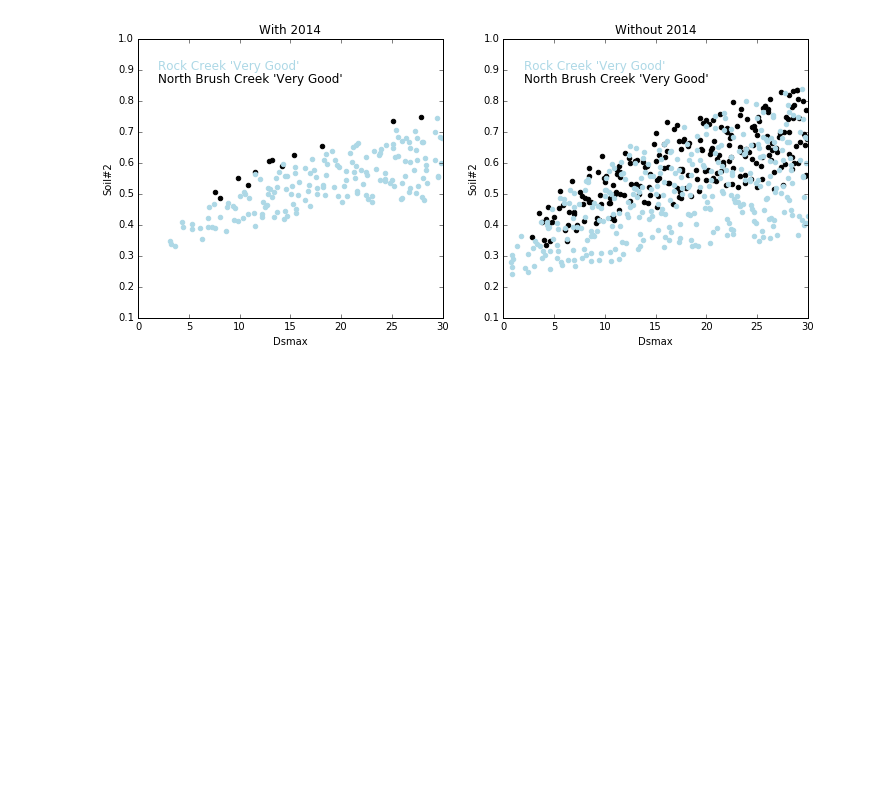
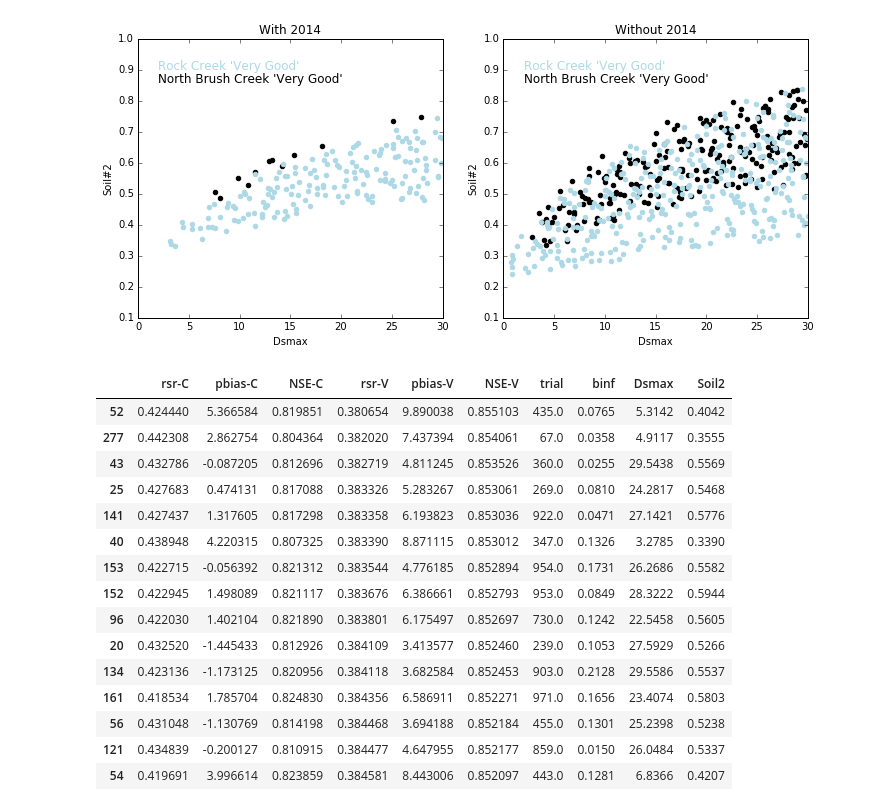
Before and after one commit to carriemorrill/LittleWindyHill, a Jupyter notebook: Calibration-NorthBrush.ipynb, the cells around one changed output. Saved outputs shown, nothing was run; the diff lists cells and outputs as text; code cells hidden in the pictures; blank space fills up the shorter version.

```diff
--- a/Calibration-NorthBrush.ipynb
+++ b/Calibration-NorthBrush.ipynb
@@ -287,3 +287,24 @@ axes[1].set_title("Without 2014")
 plt.show()
 # %% [output]
 [figure]
+# %%
+rock_best = cstatsR2[(cstatsR2['rsr-V']<=0.5)&(cstatsR2['NSE-V']>=0.75)&(cstatsR2['pbias-V']<=10)&
+                     (cstatsR2['pbias-V']>=-10)].nlargest(15, 'NSE-V')
+rock_best
+# %% [output]
+|  | rsr-C | pbias-C | NSE-C | rsr-V | pbias-V | NSE-V | trial | binf | Dsmax | Soil2 |
+| 52 | 0.424440 | 5.366584 | 0.819851 | 0.380654 | 9.890038 | 0.855103 | 435.0 | 0.0765 | 5.3142 | 0.4042 |
+| 277 | 0.442308 | 2.862754 | 0.804364 | 0.382020 | 7.437394 | 0.854061 | 67.0 | 0.0358 | 4.9117 | 0.3555 |
+| 43 | 0.432786 | -0.087205 | 0.812696 | 0.382719 | 4.811245 | 0.853526 | 360.0 | 0.0255 | 29.5438 | 0.5569 |
+| 25 | 0.427683 | 0.474131 | 0.817088 | 0.383326 | 5.283267 | 0.853061 | 269.0 | 0.0810 | 24.2817 | 0.5468 |
+| 141 | 0.427437 | 1.317605 | 0.817298 | 0.383358 | 6.193823 | 0.853036 | 922.0 | 0.0471 | 27.1421 | 0.5776 |
+| 40 | 0.438948 | 4.220315 | 0.807325 | 0.383390 | 8.871115 | 0.853012 | 347.0 | 0.1326 | 3.2785 | 0.3390 |
+| 153 | 0.422715 | -0.056392 | 0.821312 | 0.383544 | 4.776185 | 0.852894 | 954.0 | 0.1731 | 26.2686 | 0.5582 |
+| 152 | 0.422945 | 1.498089 | 0.821117 | 0.383676 | 6.386661 | 0.852793 | 953.0 | 0.0849 | 28.3222 | 0.5944 |
+| 96 | 0.422030 | 1.402104 | 0.821890 | 0.383801 | 6.175497 | 0.852697 | 730.0 | 0.1242 | 22.5458 | 0.5605 |
+| 20 | 0.432520 | -1.445433 | 0.812926 | 0.384109 | 3.413577 | 0.852460 | 239.0 | 0.1053 | 27.5929 | 0.5266 |
+| 134 | 0.423136 | -1.173125 | 0.820956 | 0.384118 | 3.682584 | 0.852453 | 903.0 | 0.2128 | 29.5586 | 0.5537 |
+| 161 | 0.418534 | 1.785704 | 0.824830 | 0.384356 | 6.586911 | 0.852271 | 971.0 | 0.1656 | 23.4074 | 0.5803 |
+| 56 | 0.431048 | -1.130769 | 0.814198 | 0.384468 | 3.694188 | 0.852184 | 455.0 | 0.1301 | 25.2398 | 0.5238 |
+| 121 | 0.434839 | -0.200127 | 0.810915 | 0.384477 | 4.647955 | 0.852177 | 859.0 | 0.0150 | 26.0484 | 0.5337 |
+| 54 | 0.419691 | 3.996614 | 0.823859 | 0.384581 | 8.443006 | 0.852097 | 443.0 | 0.1281 | 6.8366 | 0.4207 |
```
Also changed, not shown: parts of 2 cells of this notebook.
